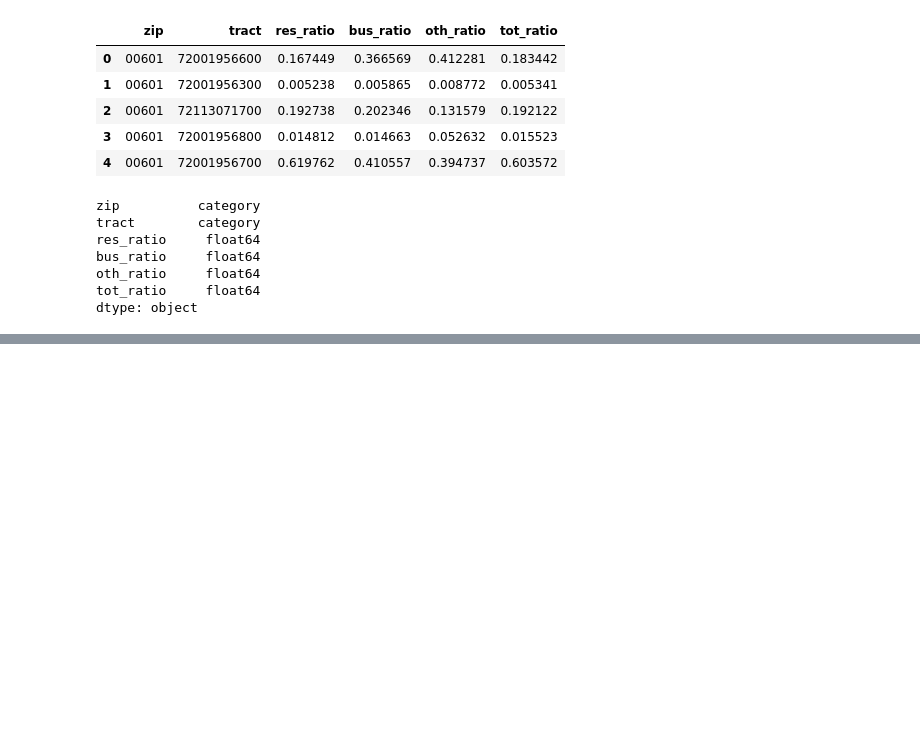
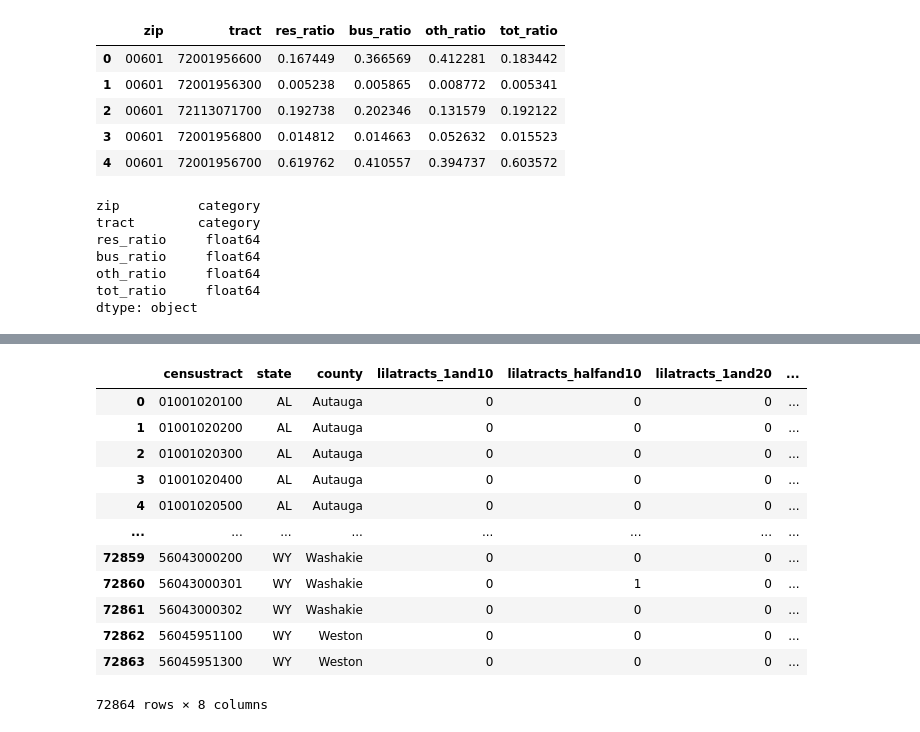
Before and after one commit to derryzrli/food-insecurity-analysis, a Jupyter notebook: starter-code_k.ipynb, the cells around one changed output, grey strips where cells are left out. Saved outputs shown, nothing was run; the diff lists cells and outputs as text; code cells hidden in the pictures; blank space fills up the shorter version.

```diff
--- a/starter-code_k.ipynb
+++ b/starter-code_k.ipynb
@@ -246,5 +254,7 @@ data_2019.head()
 data_2019.censustract = data_2019.censustract.astype('category').apply(lambda x: '0'+ str(x) if len(str(x))==10 else x)
 data_2010.censustract = data_2010.censustract.astype('category').apply(lambda x: '0'+ str(x) if len(str(x))==10 else x)
 # %%
-data_2010_zip = pd.merge(data_2010, zip_2010, 'left', left_on='censustract', right_on='tract').dropna(subset=['zip','tract','res_ratio','bus_ratio','oth_ratio','tot_ratio'])
-data_2019_zip = pd.merge(data_2019, zip_2019, 'left', left_on='censustract', right_on='tract').dropna(subset=['zip','tract','res_ratio','bus_ratio','oth_ratio','tot_ratio'])
+data_2010_zip = pd.merge(data_2010, zip_2010, how='left', left_on='censustract', right_on='tract')
+# .dropna(subset=['zip','tract','res_ratio','bus_ratio','oth_ratio','tot_ratio'])
+data_2019_zip = pd.merge(data_2019, zip_2019, how='left', left_on='censustract', right_on='tract')
+# .dropna(subset=['zip','tract','res_ratio','bus_ratio','oth_ratio','tot_ratio'])
@@ -268,0 +323,3 @@ data_2019_zip.head()
+# %%
+col_same = [i for i in data_2010_zip.columns if i in data_2019_zip.columns ]
+col_same
@@ -268,0 +344,2 @@ data_2019_zip.head()
+# %%
+col_2010 = col_same[:7]+['hunvflag']
@@ -268,0 +362,18 @@ data_2019_zip.head()
+# %%
+df_2010_small = data_2010[col_2010]
+# %%
+df_2010_small
+# %% [output]
+|  | censustract | state | county | lilatracts_1and10 | lilatracts_halfand10 | lilatracts_1and20 | ... |
+| 0 | 01001020100 | AL | Autauga | 0 | 0 | 0 | ... |
+| 1 | 01001020200 | AL | Autauga | 0 | 0 | 0 | ... |
+| 2 | 01001020300 | AL | Autauga | 0 | 0 | 0 | ... |
+| 3 | 01001020400 | AL | Autauga | 0 | 0 | 0 | ... |
+| 4 | 01001020500 | AL | Autauga | 0 | 0 | 0 | ... |
+| ... | ... | ... | ... | ... | ... | ... | ... |
+| 72859 | 56043000200 | WY | Washakie | 0 | 0 | 0 | ... |
+| 72860 | 56043000301 | WY | Washakie | 0 | 1 | 0 | ... |
+| 72861 | 56043000302 | WY | Washakie | 0 | 0 | 0 | ... |
+| 72862 | 56045951100 | WY | Weston | 0 | 0 | 0 | ... |
+| 72863 | 56045951300 | WY | Weston | 0 | 0 | 0 | ... |
+72864 rows × 8 columns
```
Also changed, not shown: parts of 21 cells of this notebook.
